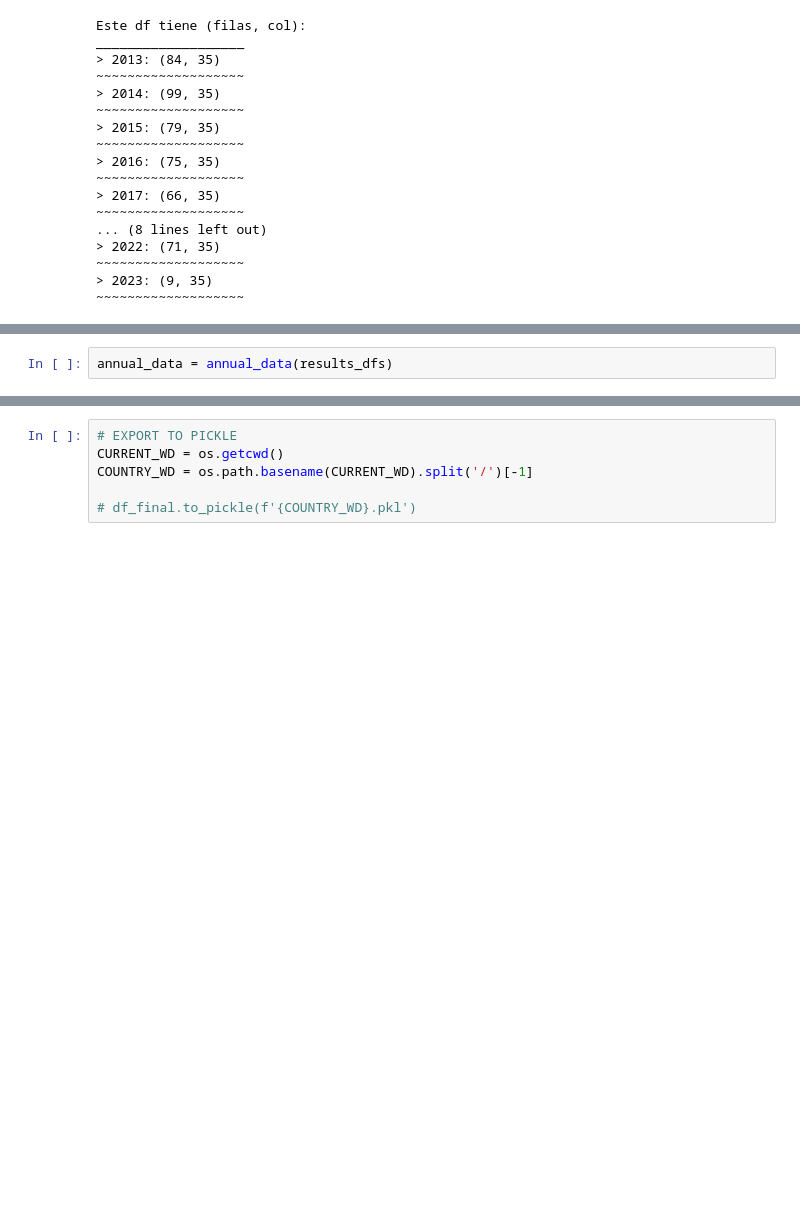
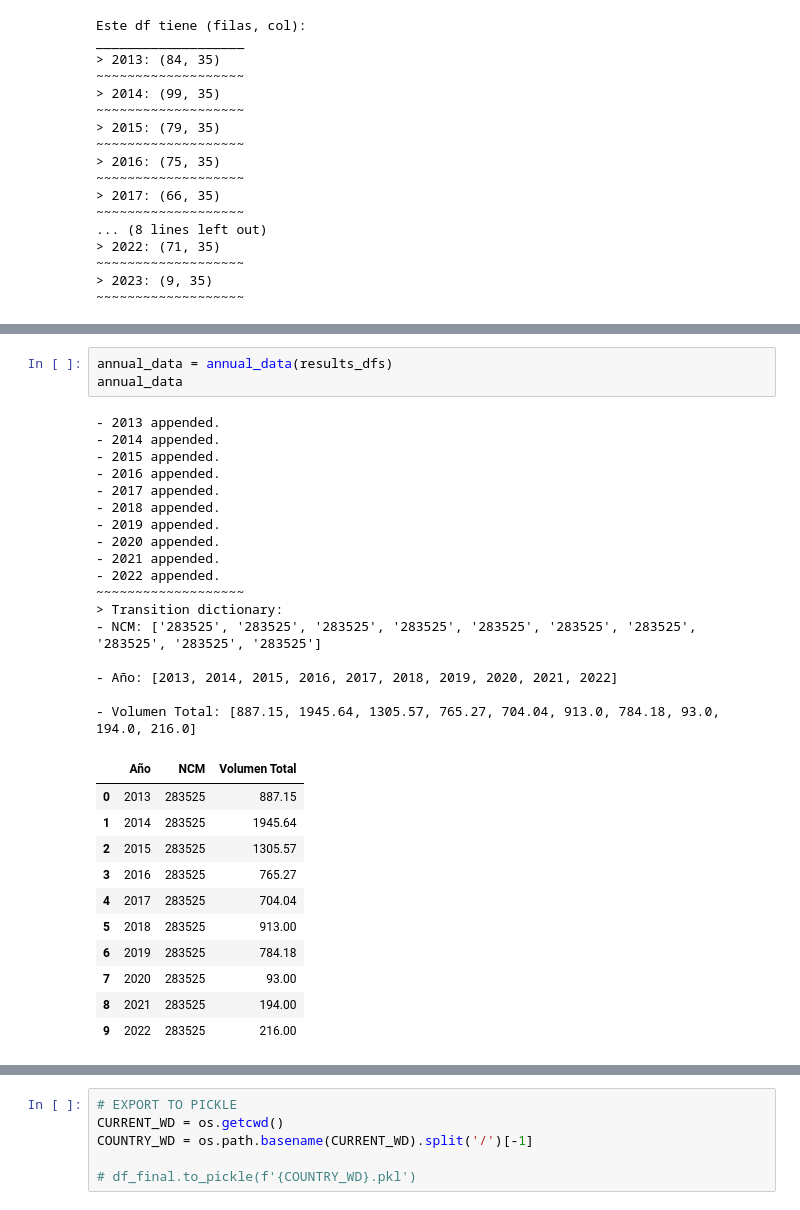
Before and after one commit to Felix-Hz/data-project, a Jupyter notebook: argentina/main.ipynb, the cells around one changed output, grey strips where cells are left out. Cells and saved outputs as stored; diff of their text form; blank space fills up the shorter version.

```diff
--- a/argentina/main.ipynb
+++ b/argentina/main.ipynb
@@ -128,4 +131,34 @@ KeyError: 5
 # %%
 annual_data = annual_data(results_dfs)
+annual_data
+# %% [output]
+- 2013 appended.
+- 2014 appended.
+- 2015 appended.
+- 2016 appended.
+- 2017 appended.
+- 2018 appended.
+- 2019 appended.
+- 2020 appended.
+- 2021 appended.
+- 2022 appended.
+~~~~~~~~~~~~~~~~~~~
+> Transition dictionary:
+- NCM: ['283525', '283525', '283525', '283525', '283525', '283525', '283525', '283525', '283525', '283525']
+
+- Año: [2013, 2014, 2015, 2016, 2017, 2018, 2019, 2020, 2021, 2022]
+
+- Volumen Total: [887.15, 1945.64, 1305.57, 765.27, 704.04, 913.0, 784.18, 93.0, 194.0, 216.0]
+|  | Año | NCM | Volumen Total |
+| 0 | 2013 | 283525 | 887.15 |
+| 1 | 2014 | 283525 | 1945.64 |
+| 2 | 2015 | 283525 | 1305.57 |
+| 3 | 2016 | 283525 | 765.27 |
+| 4 | 2017 | 283525 | 704.04 |
+| 5 | 2018 | 283525 | 913.00 |
+| 6 | 2019 | 283525 | 784.18 |
+| 7 | 2020 | 283525 | 93.00 |
+| 8 | 2021 | 283525 | 194.00 |
+| 9 | 2022 | 283525 | 216.00 |
 # %%
 top_importadores = top_importadores(results_dfs)
```
Also changed, not shown: parts of 6 cells of this notebook, 3 other files.
